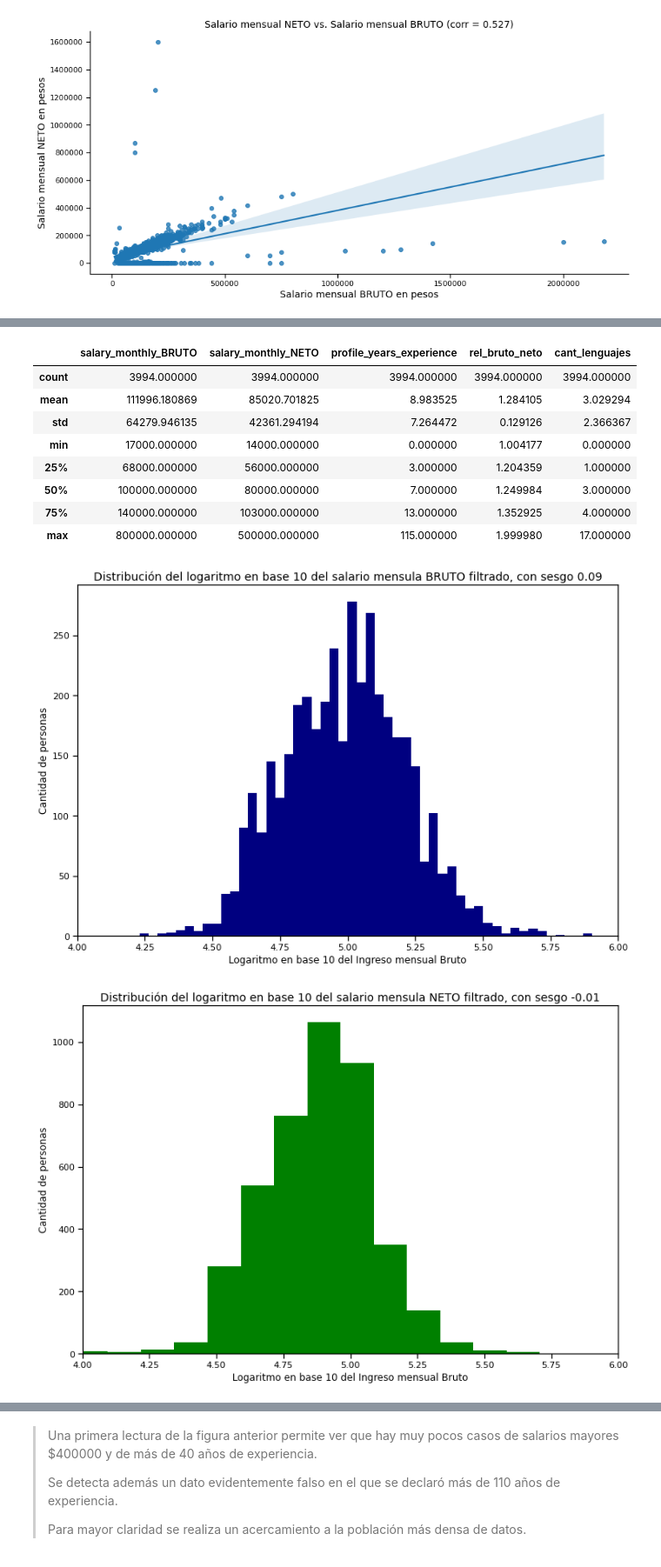
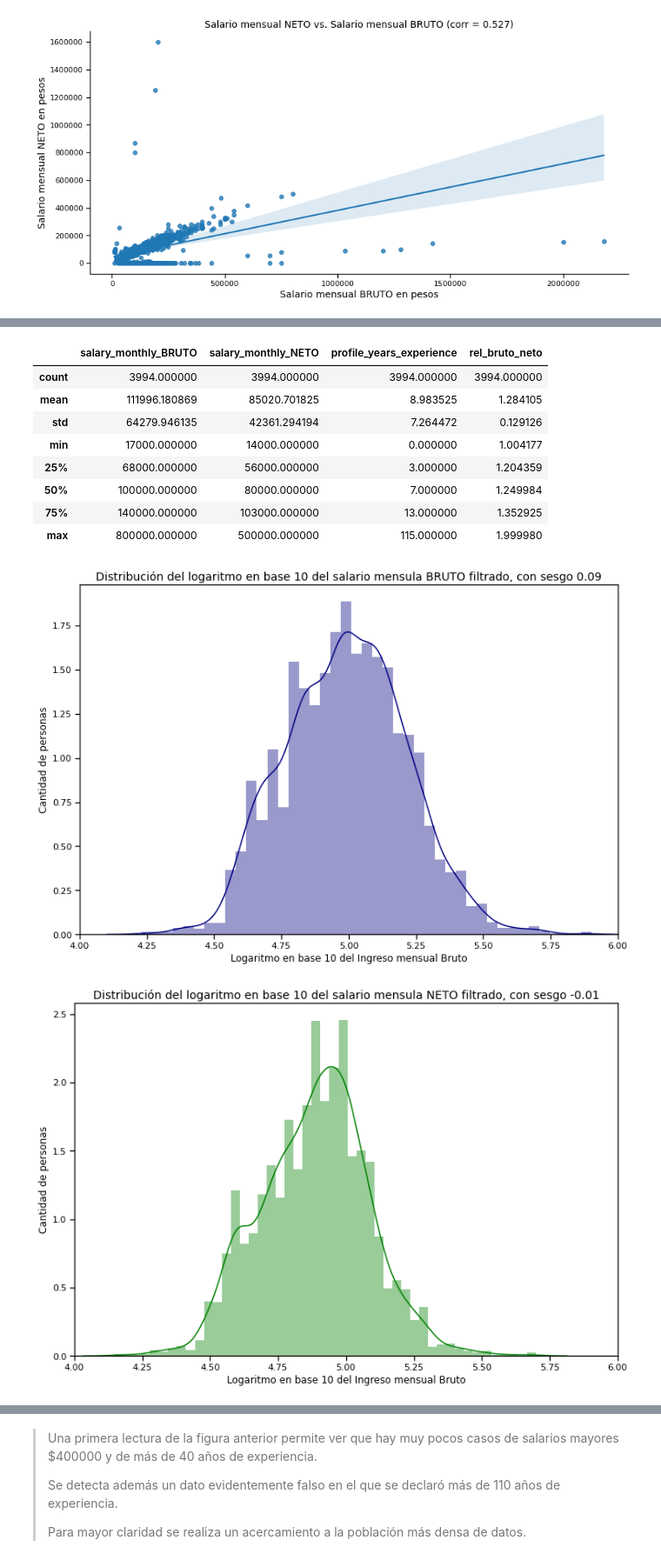
Before and after one commit to grobiglio/Diplodatos, a Jupyter notebook: 1-Analisis-y-Visualizacion/Grupo_14_Entregable_Parte_1.ipynb, the cells around one changed output, grey strips where cells are left out. Shown at 87% size. Saved outputs shown, nothing was run; the diff lists cells and outputs as text; code cells hidden in the pictures.

```diff
--- a/1-Analisis-y-Visualizacion/Grupo_14_Entregable_Parte_1.ipynb
+++ b/1-Analisis-y-Visualizacion/Grupo_14_Entregable_Parte_1.ipynb
@@ -632,17 +632,16 @@ Elija tres variables numéricas y 2 variables categóricas. Visualice la base se
 relev_cols = ["salary_monthly_BRUTO",
               "salary_monthly_NETO",
               "profile_years_experience",
-              "cured_programming_languages",
               "salary_in_usd",
               "work_contract_type",
               "profile_studies_level",
               "tools_programming_languages"]
+
 df2 = df[relev_cols]
 condicion = df2 != "Mi sueldo está dolarizado"
 df2 = df2.where(condicion, 1)
 df2.fillna(value=0, inplace=True)
 df2["rel_bruto_neto"] = df2.salary_monthly_BRUTO / (df2.salary_monthly_NETO + 1)
 df2["full_time"] = pd.get_dummies(df2.work_contract_type)["Full-Time"]
-df2['cant_lenguajes'] = df2.cured_programming_languages.apply(lambda cant: len(cant))
 df2.head()
 # %% [output]
@@ -864,36 +868,36 @@ resumen
 # %%
 df5.describe()
 # %% [output]
-|  | salary_monthly_BRUTO | salary_monthly_NETO | profile_years_experience | rel_bruto_neto | cant_lenguajes |
-| count | 3994.000000 | 3994.000000 | 3994.000000 | 3994.000000 | 3994.000000 |
-| mean | 111996.180869 | 85020.701825 | 8.983525 | 1.284105 | 3.029294 |
-| std | 64279.946135 | 42361.294194 | 7.264472 | 0.129126 | 2.366367 |
-| min | 17000.000000 | 14000.000000 | 0.000000 | 1.004177 | 0.000000 |
-| 25% | 68000.000000 | 56000.000000 | 3.000000 | 1.204359 | 1.000000 |
-| 50% | 100000.000000 | 80000.000000 | 7.000000 | 1.249984 | 3.000000 |
-| 75% | 140000.000000 | 103000.000000 | 13.000000 | 1.352925 | 4.000000 |
-| max | 800000.000000 | 500000.000000 | 115.000000 | 1.999980 | 17.000000 |
+|  | salary_monthly_BRUTO | salary_monthly_NETO | profile_years_experience | rel_bruto_neto |
+| count | 3994.000000 | 3994.000000 | 3994.000000 | 3994.000000 |
+| mean | 111996.180869 | 85020.701825 | 8.983525 | 1.284105 |
+| std | 64279.946135 | 42361.294194 | 7.264472 | 0.129126 |
+| min | 17000.000000 | 14000.000000 | 0.000000 | 1.004177 |
+| 25% | 68000.000000 | 56000.000000 | 3.000000 | 1.204359 |
+| 50% | 100000.000000 | 80000.000000 | 7.000000 | 1.249984 |
+| 75% | 140000.000000 | 103000.000000 | 13.000000 | 1.352925 |
+| max | 800000.000000 | 500000.000000 | 115.000000 | 1.999980 |
 # %%
 sesgo_sal_bruto = np.log10(df5.salary_monthly_BRUTO).skew()
 
 plt.figure(figsize=(12,8))
-plt.hist(np.log10(df5.salary_monthly_BRUTO), bins=50, color='navy')
+sns.distplot(np.log10(df5.salary_monthly_BRUTO), color='navy')
 plt.title(f'Distribución del logaritmo en base 10 del salario mensula BRUTO filtrado, con sesgo {sesgo_sal_bruto:.2f}', fontsize=14)
 plt.xlabel('Logaritmo en base 10 del Ingreso mensual Bruto')
 plt.ylabel('Cantidad de personas')
 plt.xlim([4, 6])
 plt.show()
 
 sesgo_sal_neto = np.log10(df5.salary_monthly_NETO).skew()
 
 plt.figure(figsize=(12,8))
-plt.hist(np.log10(df4.salary_monthly_NETO + 1), bins=50, color='green')
+sns.distplot(np.log10(df5.salary_monthly_NETO + 1), color='green')
 plt.title(f'Distribución del logaritmo en base 10 del salario mensula NETO filtrado, con sesgo {sesgo_sal_neto:.2f}', fontsize=14)
 plt.xlabel('Logaritmo en base 10 del Ingreso mensual Bruto')
 plt.ylabel('Cantidad de personas')
 plt.xlim([4, 6])
 plt.show()
 # %% [output]
-[figure, old version]
+[figure, new version]
-[figure, old version]
+[figure, new version]
 # %% [markdown]
```
Also changed, not shown: parts of 26 cells of this notebook.
